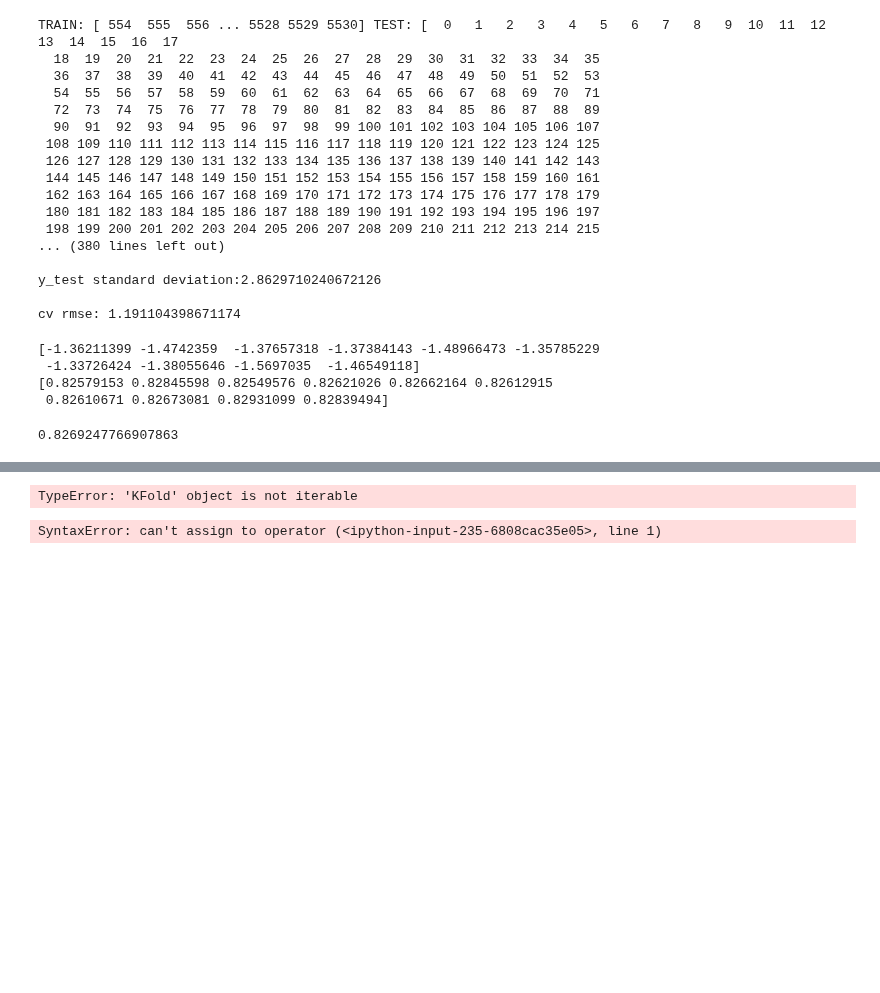
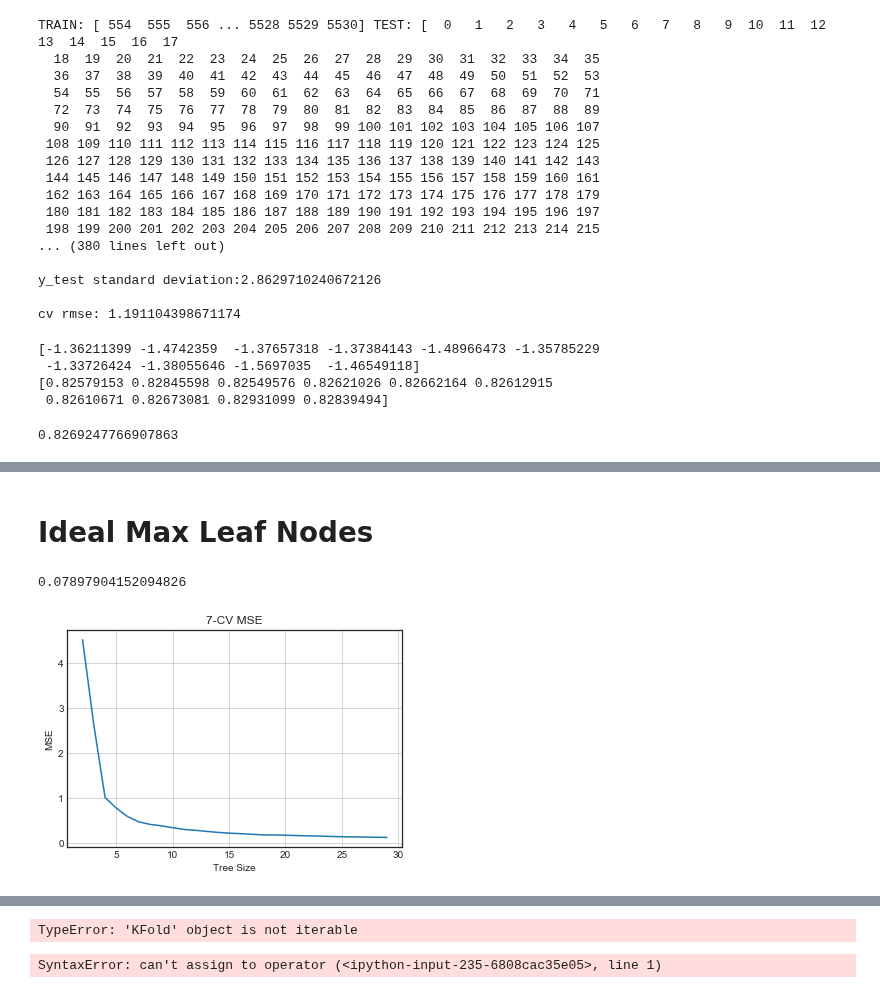
Before and after one commit to jcanque777/stock_market_data_prediction, a Jupyter notebook: test_models.ipynb, the cells around one changed output, grey strips where cells are left out. Cells and saved outputs as stored; diff of their text form; code cells hidden in the pictures; blank space fills up the shorter version.

```diff
--- a/test_models.ipynb
+++ b/test_models.ipynb
@@ -1408,0 +1417,36 @@ scores['train_r2'].mean()
+# %% [markdown]
+# Ideal Max Leaf Nodes
+# %%
+msft_tree = deepcopy(msft_intraday_df)
+# %%
+cols_to_use = ['watchlist_count', 'trending_score', 'sentiment_change', 'volume_change', 'processing_time', 'volume', 'price_change', 'close']
+
+msft_tree = preprocess_dataframe(msft_tree)
+
+X, y, X_train, X_test, y_train, y_test = shuffle_n_split(msft_tree)
+# %%
+(cross_val_score(reg_tree, X, y, cv=5, scoring=('neg_mean_squared_error'))*-1).mean()
+# %% [output]
+0.07897904152094826
+# %%
+reg_tree = tree.DecisionTreeRegressor()  # Instantiate regression tree
+# %%
+tree_sizes = range(2, 30)
+
+MSE_scores = []
+
+# 7-Fold CV for each tree size
+for size in tree_sizes:
+    reg_tree = tree.DecisionTreeRegressor(max_leaf_nodes=size)
+    MSE_s = cross_val_score(reg_tree, X, y, cv=10, scoring=('neg_mean_squared_error'))*-1
+    MSE_train = cross_val_score(reg_tree, X, y, cv=5, scoring=('neg_mean_squared_error'))
+    MSE_scores.append(np.mean(MSE_s))
+
+# plot CV-MSE as tree size gets bigger
+plt.plot(tree_sizes, MSE_scores)
+plt.title('7-CV MSE')
+plt.xlabel('Tree Size')
+plt.ylabel('MSE')
+plt.grid(True)
+# %% [output]
+[figure, added]
```
Also changed, not shown: parts of 34 cells of this notebook.
